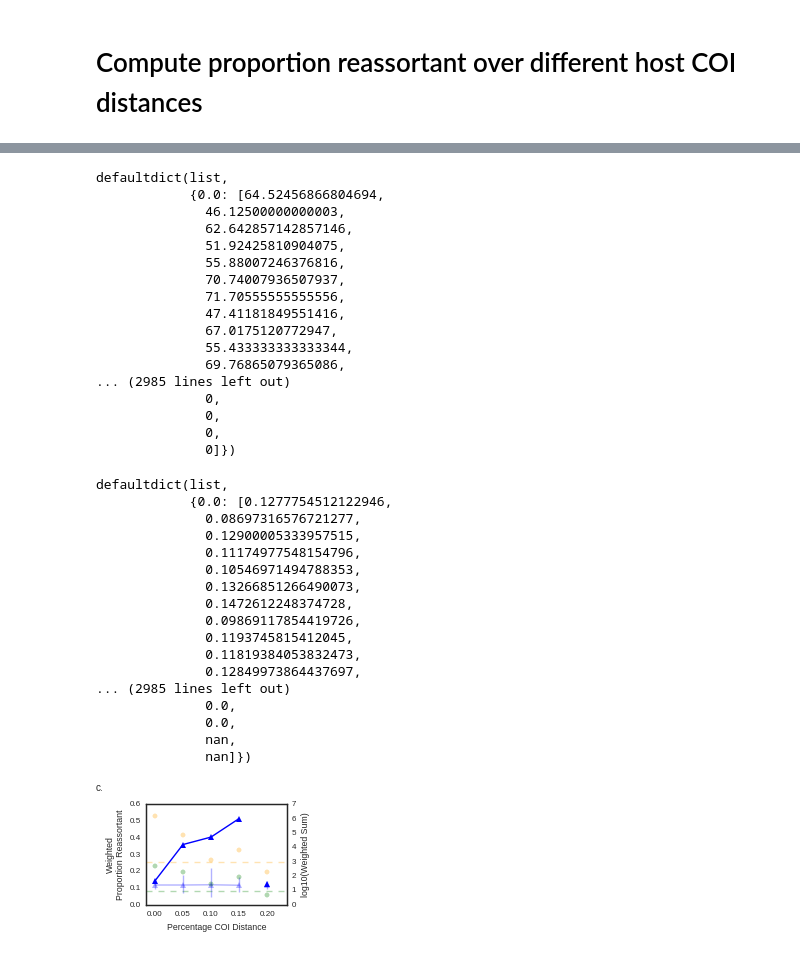
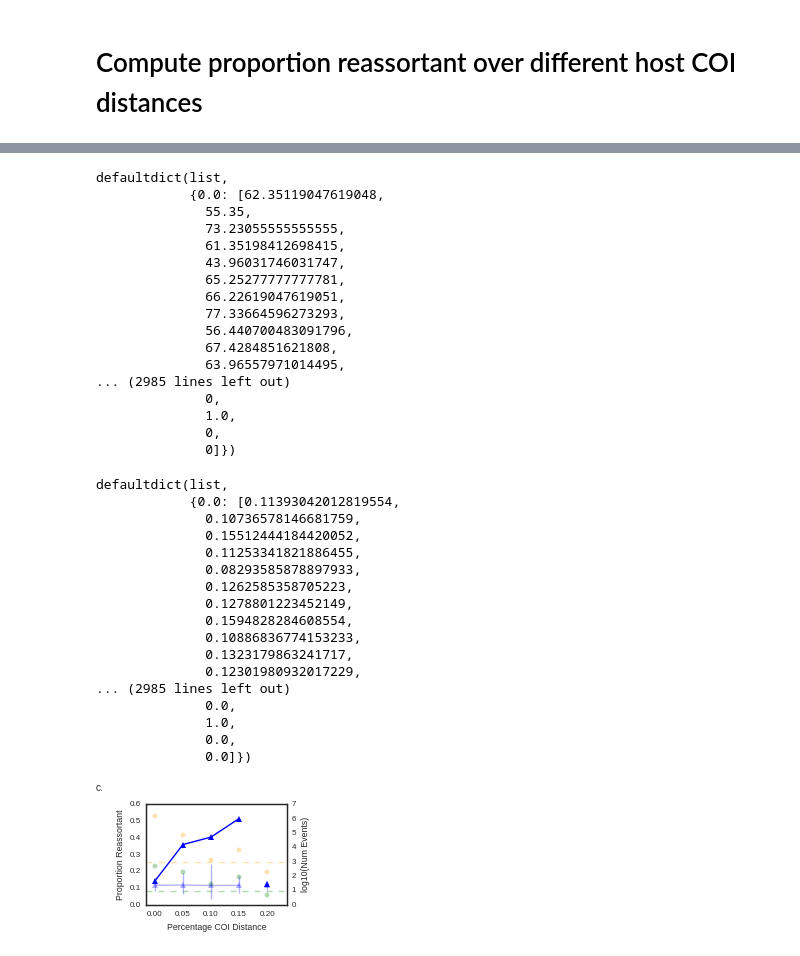
Before and after one commit to ericmjl/influenza-global-reassortment, a Jupyter notebook: Make Figure - Proportion Reassortant.ipynb, the cells around one changed output, grey strips where cells are left out. Cells and saved outputs as stored; diff of their text form; code cells hidden in the pictures.

```diff
--- a/Make Figure - Proportion Reassortant.ipynb
+++ b/Make Figure - Proportion Reassortant.ipynb
@@ -111,7 +130,7 @@ Host classes:
 # %%
 # Open the bird vs. mammal CSV file
 
-host_classes = pd.read_csv('host_groups.csv').drop_duplicates()
+host_classes = pd.read_csv('supp_data/host_groups.csv').drop_duplicates()
 # I suspected there may have been duplicates, so I added the drop_duplicates() function call.
 host_classes.set_index(['Country', 'Species'], inplace=True)
 host_classes.ix['Canada'].ix['American Black Duck']
@@ -355,7 +374,7 @@ data
  0.0]
 # %%
 # Plot data vs. null model.
-fig = plt.figure(figsize=(6,3))
+fig = plt.figure(figsize=(5.5,3))
 
 ind = np.arange(len(means))
 width = 0.35
@@ -365,7 +384,7 @@ ax.bar(ind, means, width=width, color='blue', label='Null', yerr=np.array(stds)*
 ax.bar(ind+width, data, width=width, color='blue', label='Data')
 ax.set_xticks(ind+width)
 ax.set_xticklabels(names, rotation=45, ha='right')
-ax.set_ylabel('Weighted\nProportion Reassortant')
+ax.set_ylabel('Proportion Reassortant')
 ax.set_xlabel('Host Group Transition')
 
 for i, label in enumerate(ax.get_xaxis().get_ticklabels()):
@@ -375,7 +394,7 @@ for i, label in enumerate(ax.get_xaxis().get_ticklabels()):
 ax2 = ax.twinx()
 ax2.scatter(ind+width, log10weights, color='orange', label='Total', alpha=0.3)
 ax2.scatter(ind+width, log10reassort, color='green', label='Reassortant', alpha=0.3)
-ax2.set_ylabel('log10(Weighted Sum)')
+ax2.set_ylabel('Num. Events')
 ax.legend(loc='upper left')
 ax2.legend(loc='upper right')
 
@@ -392,7 +421,7 @@ plt.savefig('figures/Proportion Reassortant Ecological.pdf')
 # Compute proportion reassortant over different host COI distances
 # %%
 # Open the host COI data
-host_coi = [s for s in SeqIO.parse('host_coi_trimmed.fasta', 'fasta')]
+host_coi = [s for s in SeqIO.parse('supp_data/sequences/host_coi_trimmed.fasta', 'fasta')]
 # Modify the SeqRecord ID such that it only contains the host species name.
 for s in host_coi:
     s.id = s.id.split('.')[0].replace('_', ' ')
@@ -621,20 +651,20 @@ defaultdict(list,
 agg['reassortant']
 # %% [output]
 defaultdict(list,
-            {0.0: [64.52456866804694,
-              46.12500000000003,
-              62.642857142857146,
-              51.92425810904075,
-              55.88007246376816,
-              70.74007936507937,
-              71.70555555555556,
-              47.41181849551416,
-              67.0175120772947,
-              55.433333333333344,
-              69.76865079365086,
+            {0.0: [62.35119047619048,
+              55.35,
+              73.23055555555555,
+              61.35198412698415,
+              43.96031746031747,
+              65.25277777777781,
+              66.22619047619051,
+              77.33664596273293,
+              56.440700483091796,
+              67.4284851621808,
+              63.96557971014495,
 ... (2985 lines left out)
               0,
-              0,
+              1.0,
               0,
               0]})
 # %%
@@ -652,22 +682,22 @@ for d, cts in agg['reassortant'].items():
 prop_null
 # %% [output]
 defaultdict(list,
-            {0.0: [0.1277754512122946,
-              0.08697316576721277,
-              0.12900005333957515,
-              0.11174977548154796,
-              0.10546971494788353,
-              0.13266851266490073,
-              0.1472612248374728,
-              0.09869117854419726,
-              0.1193745815412045,
-              0.11819384053832473,
-              0.12849973864437697,
+            {0.0: [0.11393042012819554,
+              0.10736578146681759,
+              0.15512444184420052,
+              0.11253341821886455,
+              0.08293585878897933,
+              0.1262585358705223,
+              0.1278801223452149,
+              0.1594828284608554,
+              0.10886836774153233,
+              0.1323179863241717,
+              0.12301980932017229,
 ... (2985 lines left out)
               0.0,
+              1.0,
               0.0,
-              nan,
-              nan]})
+              0.0]})
 # %%
 null_mean = pd.DataFrame(prop_null).mean()
 null_mean = null_mean.reset_index()
@@ -679,12 +709,12 @@ null_std = null_std.reset_index()
 null_std.columns = ['Host COI Hamming Distance', 'Proportion Reassortant']
 
 # Null buttom error range = 0.025
-null_b = pd.DataFrame(prop_null).quantile(0.025)
+null_b = pd.DataFrame(prop_null).quantile(0.01)
 null_b = null_b.reset_index()
 null_b.columns = ['Host COI Hamming Distance', 'Proportion Reassortant']
 
 # Null top error range = 0.975
-null_t = pd.DataFrame(prop_null).quantile(0.975)
+null_t = pd.DataFrame(prop_null).quantile(0.99)
 null_t = null_t.reset_index()
 null_t.columns = ['Host COI Hamming Distance', 'Proportion Reassortant']
 # %%
@@ -745,33 +775,33 @@ c_handle = ax2.scatter(x=c_xs,
 # Plot the line
 # c_ys.plot(color='olive', alpha=1, linestyle=':')
 
 # Plot the points version
 r_xs = np.array(total_counts.index)
 r_ys = total_counts['Reassortant']
 r_handle = ax2.scatter(x=r_xs,
                        y=r_ys,
                        color='green',
                        alpha=0.3,
                        label='Reassortant')
 
 # Plot the line version
 # r_ys.plot(color='red', alpha=1, linestyle=':')
 
 # Set axes parameters
 ax.set_xlim(-0.015, 0.235)
-ax.set_ylabel('Weighted\nProportion Reassortant')
-ax2.set_ylabel('log10(Weighted Sum)')
+ax.set_ylabel('Proportion Reassortant')
+ax2.set_ylabel('log10(Num Events)')
 ax.set_xlabel('Percentage COI Distance')
 ax.annotate('c.', xy=(0,1), xycoords='figure fraction', va='top', ha='left')
 
 # Draw the horizontal lines
 ax2.axhline(y=1, color='green', linestyle='--', alpha=0.3)
 ax2.axhline(y=3, color='orange', linestyle='--', alpha=0.3)
 
 # Final adjustments on the plot
 plt.subplots_adjust(left=0.2, right=0.85, bottom=0.2)
 
 # Save figure.
 plt.savefig('figures/Proportion Reassortant COI.pdf')
 # %% [output]
-[figure, old version]
+[figure, new version]
```
Also changed, not shown: parts of 27 cells of this notebook, 3 other files.
